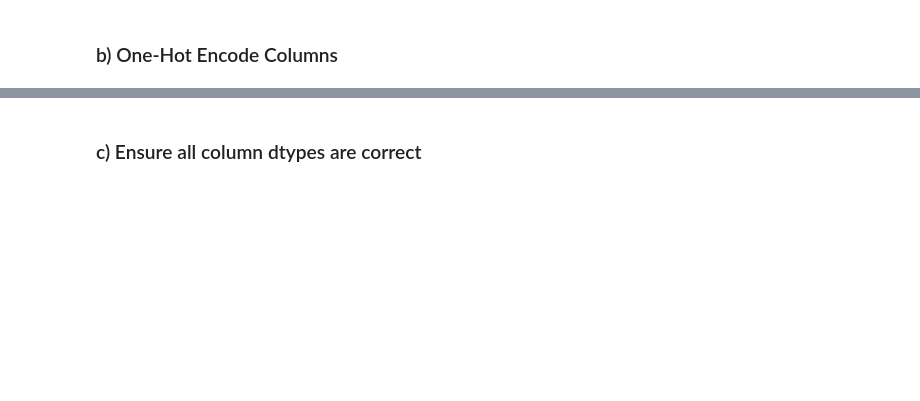
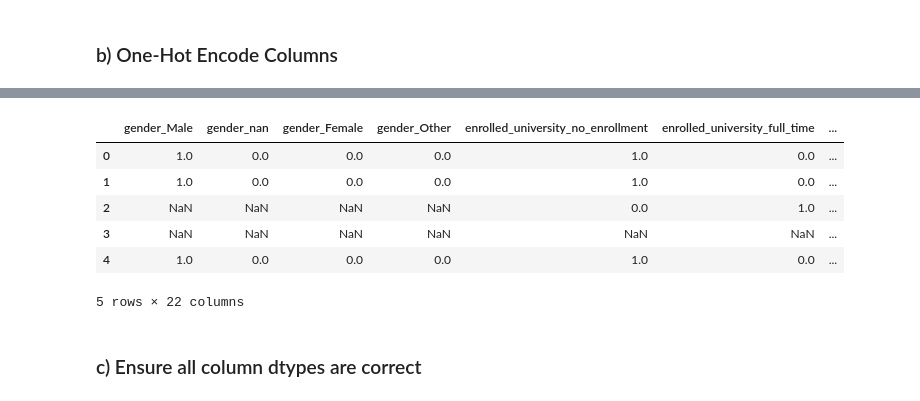
Before and after one commit to divzueri/Data-Science-Projects, a Jupyter notebook: HRAnalytics/notebooks/3_Preprocessing.ipynb, the cells around one changed output, grey strips where cells are left out. Drawn from its saved outputs; the diff is of its cells as text; code cells hidden in the pictures; blank space fills up the shorter version.

```diff
--- a/HRAnalytics/notebooks/3_Preprocessing.ipynb
+++ b/HRAnalytics/notebooks/3_Preprocessing.ipynb
@@ -61,4 +89,7 @@ ord_encoder = ce.OrdinalEncoder(
     handle_unknown='return_nan', handle_missing='return_nan'
 )
 
-df = ord_encoder.fit_transform(df)
+ord_encoder.fit(X_train)
+
+X_train = ord_encoder.transform(X_train)
+X_test = ord_encoder.transform(X_test)
@@ -71,7 +132,7 @@ After imputing missing values, these columns will be converted to int
 # %% [markdown]
 ### b) One-Hot Encode Columns
 # %%
-cat_cols = ['gender', 'enrolled_university', 'education_level', 'major', 'company_type']
+cat_cols = ['gender', 'enrolled_university', 'major', 'company_type']
 # %%
 oh_encoder = ce.OneHotEncoder(cols=cat_cols, return_df=True, use_cat_names=True,
                            handle_unknown='return_nan', handle_missing='return_nan')
@@ -87,3 +186,15 @@ df[cat_cols2].head()
+# %%
+# After encoding
+
+X_train[cat_cols2].head()
+# %% [output]
+|  | gender_Male | gender_nan | gender_Female | gender_Other | enrolled_university_no_enrollment | enrolled_university_full_time | ... |
+| 0 | 1.0 | 0.0 | 0.0 | 0.0 | 1.0 | 0.0 | ... |
+| 1 | 1.0 | 0.0 | 0.0 | 0.0 | 1.0 | 0.0 | ... |
+| 2 | NaN | NaN | NaN | NaN | 0.0 | 1.0 | ... |
+| 3 | NaN | NaN | NaN | NaN | NaN | NaN | ... |
+| 4 | 1.0 | 0.0 | 0.0 | 0.0 | 1.0 | 0.0 | ... |
+5 rows × 22 columns
 # %% [markdown]
 ### c) Ensure all column dtypes are correct
 # %%
```
Also changed, not shown: parts of 50 cells of this notebook.
